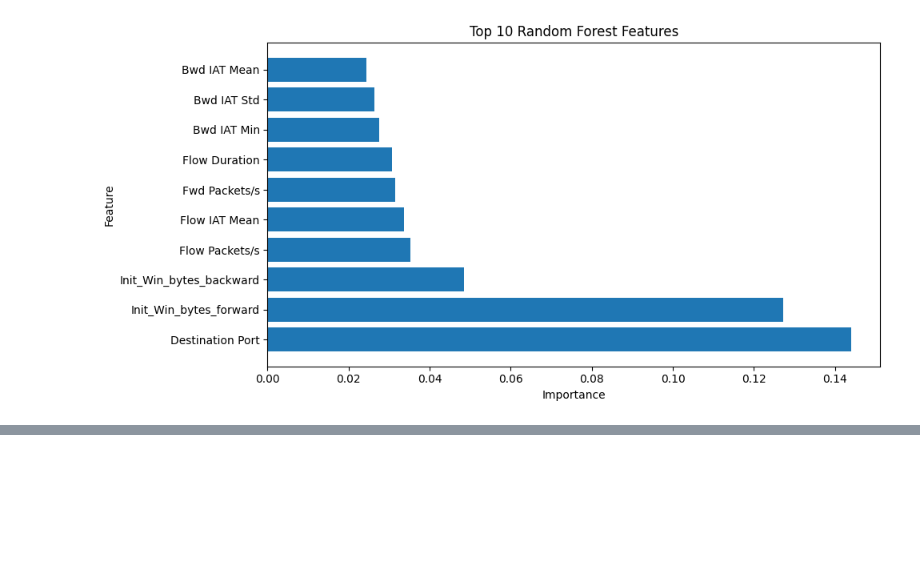
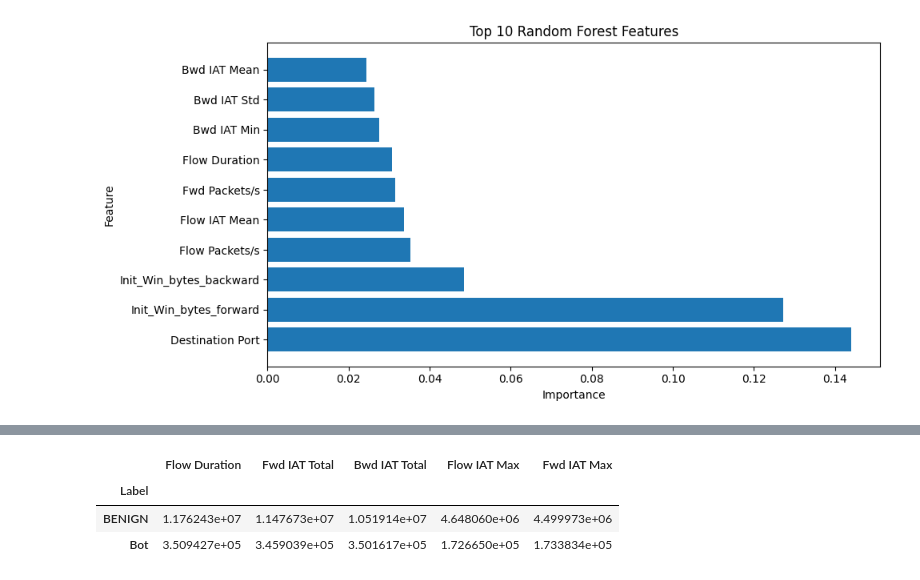
Before and after one commit to AdyashaNayak16/Intelligent-NIDS, a Jupyter notebook: data/cicids2017_analysis.ipynb, the cells around one changed output, grey strips where cells are left out. Cells and saved outputs as stored; diff of their text form; code cells hidden in the pictures; blank space fills up the shorter version.

```diff
--- a/data/cicids2017_analysis.ipynb
+++ b/data/cicids2017_analysis.ipynb
@@ -263,0 +478,15 @@ plt.show()
+# %%
+important_features = [
+    "Flow Duration",
+    "Fwd IAT Total",
+    "Bwd IAT Total",
+    "Flow IAT Max",
+    "Fwd IAT Max"
+]
+
+df.groupby("Label")[important_features].mean()
+# %% [output]
+|  | Flow Duration | Fwd IAT Total | Bwd IAT Total | Flow IAT Max | Fwd IAT Max |
+| Label |  |  |  |  |  |
+| BENIGN | 1.176243e+07 | 1.147673e+07 | 1.051914e+07 | 4.648060e+06 | 4.499973e+06 |
+| Bot | 3.509427e+05 | 3.459039e+05 | 3.501617e+05 | 1.726650e+05 | 1.733834e+05 |
```
Also changed, not shown: parts of 58 cells of this notebook, 6 other files.
